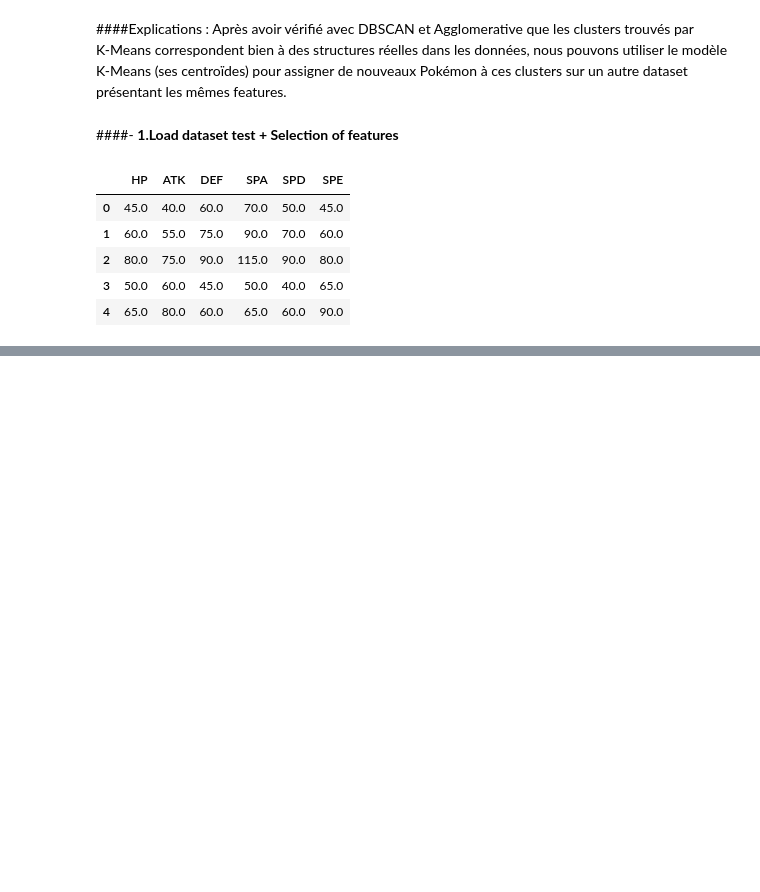
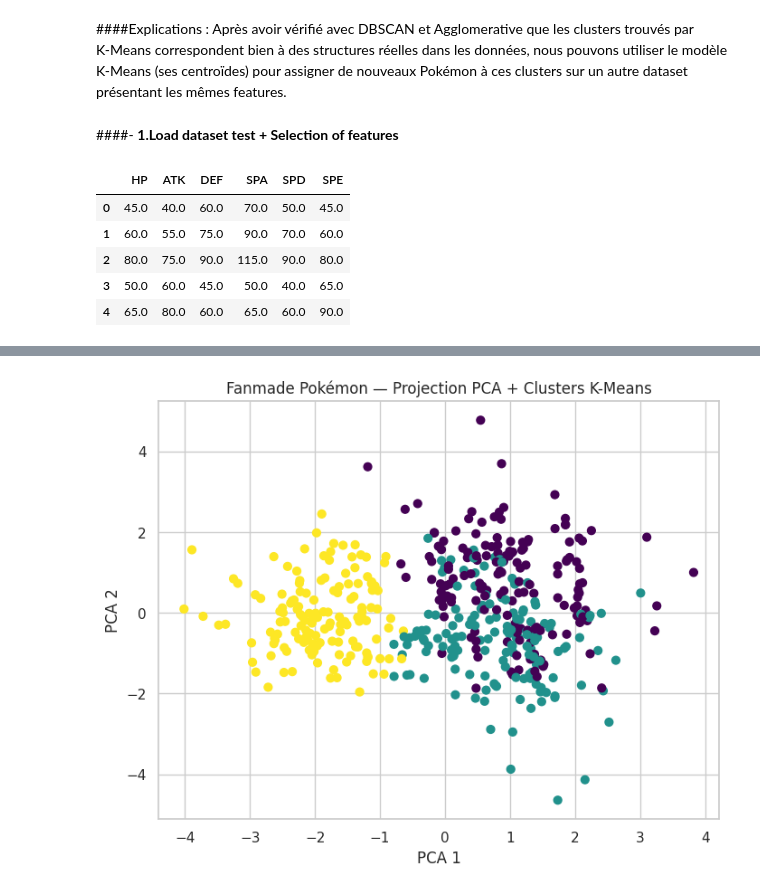
Before and after one commit to NathanaelLUCETTE/projet_ML, a Jupyter notebook: pokemon_clustering_project.ipynb, the cells around one changed output, grey strips where cells are left out. Drawn from its saved outputs; the diff is of its cells as text; code cells hidden in the pictures; blank space fills up the shorter version.

Commit message:
Test + interprétation finale

```diff
--- a/pokemon_clustering_project.ipynb
+++ b/pokemon_clustering_project.ipynb
@@ -678,9 +675,9 @@ def run_agglomerative(data_scaled, k, linkage="ward", title=""):
 # %% [markdown]
 ####K-means
 # %%
-labels_stats_2 = run_kmeans(df_stats_scaled, 2, title="Stats")
-labels_stats_3 = run_kmeans(df_stats_scaled, 3, title="Stats")
-labels_stats_4 = run_kmeans(df_stats_scaled, 4, title="Stats")
+k_means_stats_2, labels_stats_2 = run_kmeans(df_stats_scaled, k=2, title="Stats")
+k_means_stats_3, labels_stats_3 = run_kmeans(df_stats_scaled, k=3, title="Stats")
+k_means_stats_4, labels_stats_4 = run_kmeans(df_stats_scaled, k=4, title="Stats")
 # %% [output]
 [figure]
 [figure]
@@ -854,3 +848,16 @@ df_stats_test.head()
 | 2 | 80.0 | 75.0 | 90.0 | 115.0 | 90.0 | 80.0 |
 | 3 | 50.0 | 60.0 | 45.0 | 50.0 | 40.0 | 65.0 |
 | 4 | 65.0 | 80.0 | 60.0 | 65.0 | 60.0 | 90.0 |
+# %%
+##Adaptation of the features' names for the tests
+rename_map = {
+    "HP": "hp", "ATK": "attack", "DEF": "defense",
+    "SPA": "sp_attack", "SPD": "sp_defense", "SPE": "speed",
+}
+df_stats_test = df_stats_test.rename(columns=rename_map)
+df_stats_test.head()
+
+
+##Missing values
+df_stats_test = df_stats_test.fillna(df_stats_test.median())
+df_stats_test.isna().sum()
@@ -856,0 +873,11 @@ df_stats_test.head()
+# %%
+##Scaling
+new_stats_scaled = scaler_stats.transform(df_stats_test)
+df_stats_test.isna().sum()
+new_stats_scaled
+
+##Test from previous dataset
+new_labels = k_means_stats_3.predict(new_stats_scaled)
+
+##Prediction from the previous centroïds
+distances = k_means_stats_3.transform(new_stats_scaled)
@@ -856,0 +903,17 @@ df_stats_test.head()
+# %%
+##Comparaison with PCA
+from sklearn.decomposition import PCA
+import matplotlib.pyplot as plt
+
+pca = PCA(n_components=2)
+reduced = pca.fit_transform(new_stats_scaled)
+
+plt.figure(figsize=(8,6))
+plt.scatter(reduced[:,0], reduced[:,1], c=new_labels, cmap="viridis", s=40)
+plt.title("Fanmade Pokémon — Projection PCA + Clusters K-Means")
+plt.xlabel("PCA 1")
+plt.ylabel("PCA 2")
+plt.grid(True)
+plt.show()
+# %% [output]
+[figure, added]
```
Also changed, not shown: parts of 25 cells of this notebook.
